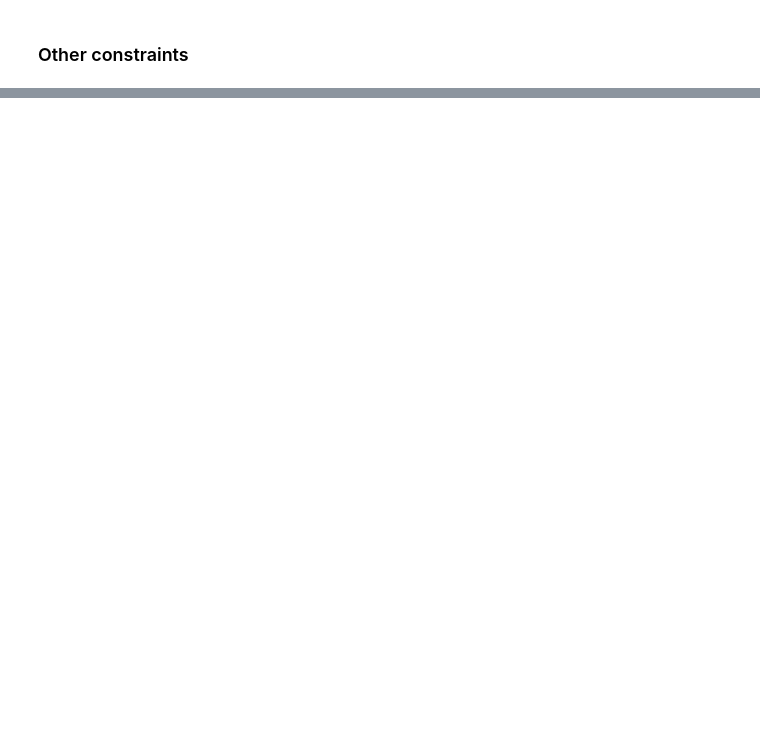
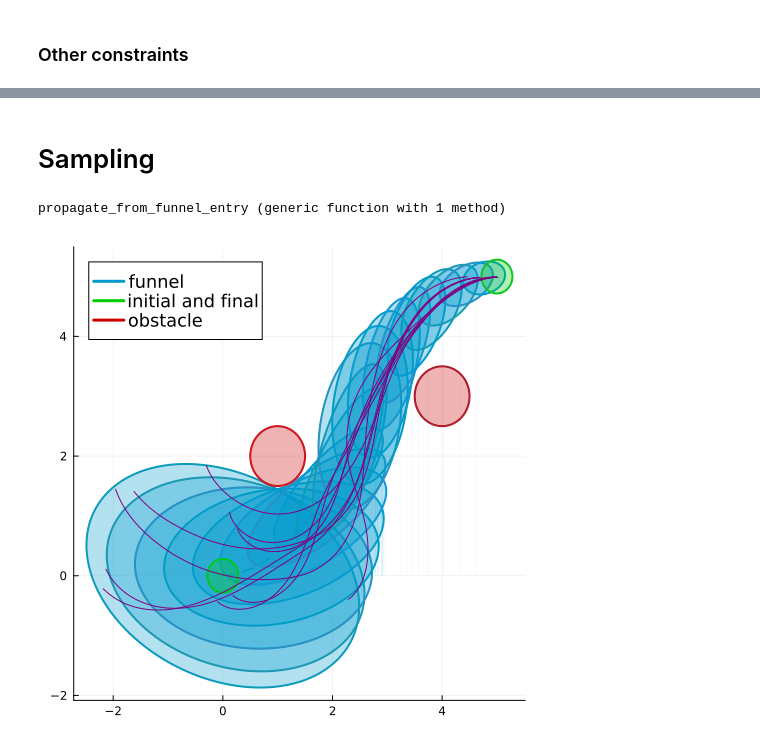
Before and after one commit to taewankim1/synthesis-trajectory-funnel, a Jupyter notebook: funl_unicycle_linear.ipynb, the cells around one changed output, grey strips where cells are left out. Cells and saved outputs as stored; diff of their text form; code cells hidden in the pictures; blank space fills up the shorter version.

```diff
--- a/funl_unicycle_linear.ipynb
+++ b/funl_unicycle_linear.ipynb
@@ -306,0 +336,2 @@ end
+# %% [markdown]
+# Sampling
@@ -306,0 +345,42 @@ end
+# %%
+include("./funlopt/funl_utils.jl")
+# %% [output]
+propagate_from_funnel_entry (generic function with 1 method)
+# %%
+xsam_fwd,tsam,xsam,usam = [],[],[],[]
+xnom_sam = []
+for xs in xs_list
+    xf_,ts_,xsam_,usam_ = propagate_from_funnel_entry(xs,DLMI,dynamics,
+        xnom,unom,dtnom,
+        fs.solution.X,fs.solution.UL,fs.solution.UR)
+    push!(xsam_fwd,xf_)
+    push!(tsam,ts_)
+    push!(xsam,xsam_)
+    push!(usam,usam_)
+    # push!(xnom_sam,xnom_)
+end
+# %%
+p2 = Plots.plot(; size=(500,500))
+plot!(xnom[1,:],xnom[2,:],c=:deepskyblue3,linestyle=:dash,linewidth=1.5,label=nothing)
+for idx in 1:N
+    label = nothing
+    if idx == 1
+        label = "funnel"
+    end
+    plot_ellipse(p2,Qnode[:,:,idx],xnom[:,idx],"deepskyblue3",label=label)
+end
+plot_ellipse(p2,fs.solution.Qi,xnom[:,1],"green3",label="initial and final")
+plot_ellipse(p2,fs.solution.Qf,xnom[:,end],"green3")
+for (idx,(ce, H)) in enumerate(zip(c_list, H_list))
+    label = nothing
+    if idx == 1
+        label = "obstacle"
+    end
+    plot_ellipse(p2,inv(H)*inv(H),ce,"red3",label=label)
+end
+for x_ in xsam
+    plot!(x_[1,:],x_[2,:],color="purple",label=nothing)
+end
+display(p2)
+# %% [output]
+[figure, added]
```
Also changed, not shown: parts of 19 cells of this notebook, 6 other files.
